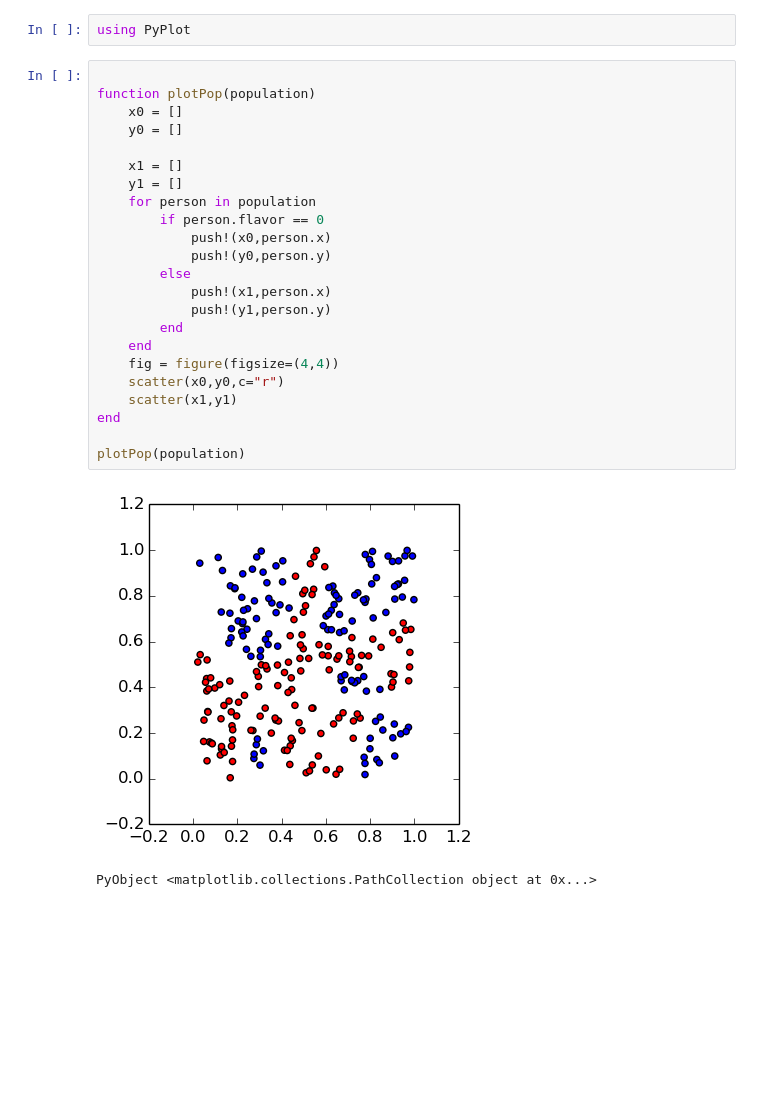
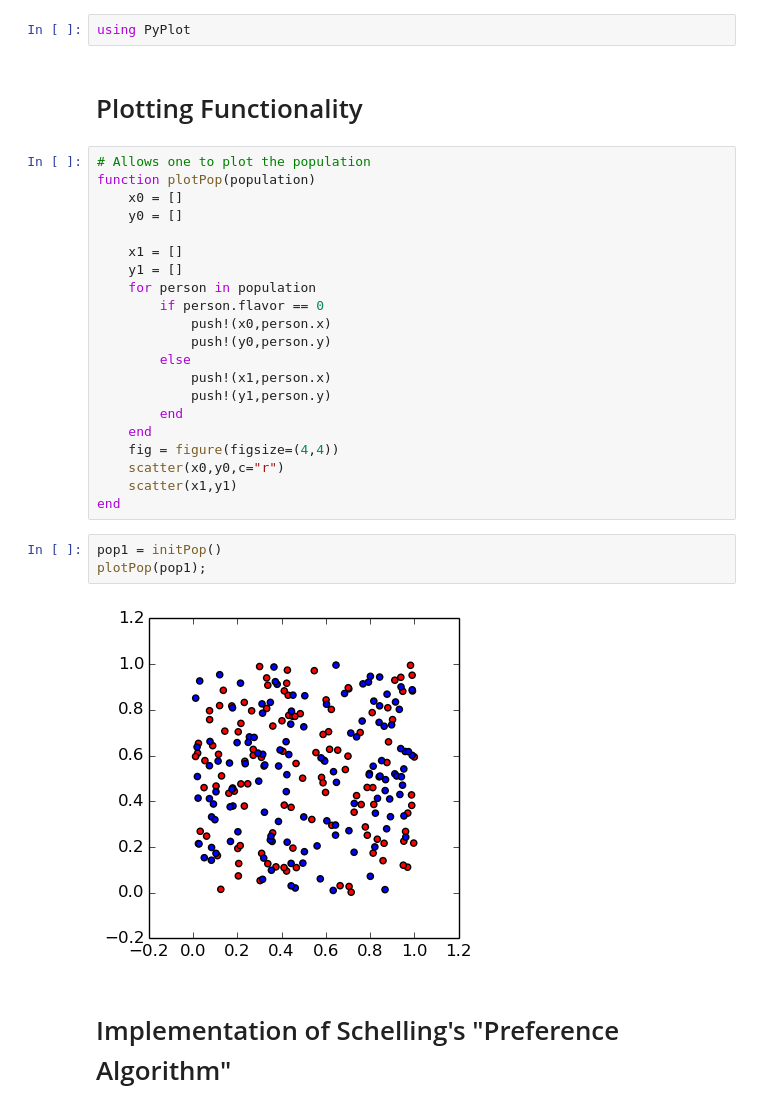
Before and after one commit to gradjitta/Econ, a Jupyter notebook: Schelling's segregation model.ipynb, the cells around one changed output. Saved outputs shown, nothing was run; the diff lists cells and outputs as text; blank space fills up the shorter version.

```diff
--- a/Schelling's segregation model.ipynb
+++ b/Schelling's segregation model.ipynb
@@ -19,8 +21,10 @@ end
 initPop (generic function with 2 methods)
 # %%
 using PyPlot
+# %% [markdown]
+# Plotting Functionality
 # %%
-
+# Allows one to plot the population
 function plotPop(population)
     x0 = []
     y0 = []
@@ -40,9 +44,11 @@ function plotPop(population)
     scatter(x0,y0,c="r")
     scatter(x1,y1)
 end
-
-plotPop(population)
-# %% [output]
-[figure, removed]
-PyObject <matplotlib.collections.PathCollection object at 0x...>
+# %%
+pop1 = initPop()
+plotPop(pop1);
+# %% [output]
+[figure, added]
+# %% [markdown]
+# Implementation of Schelling's "Preference Algorithm"
 # %%
```
Also changed, not shown: parts of 14 cells of this notebook.
